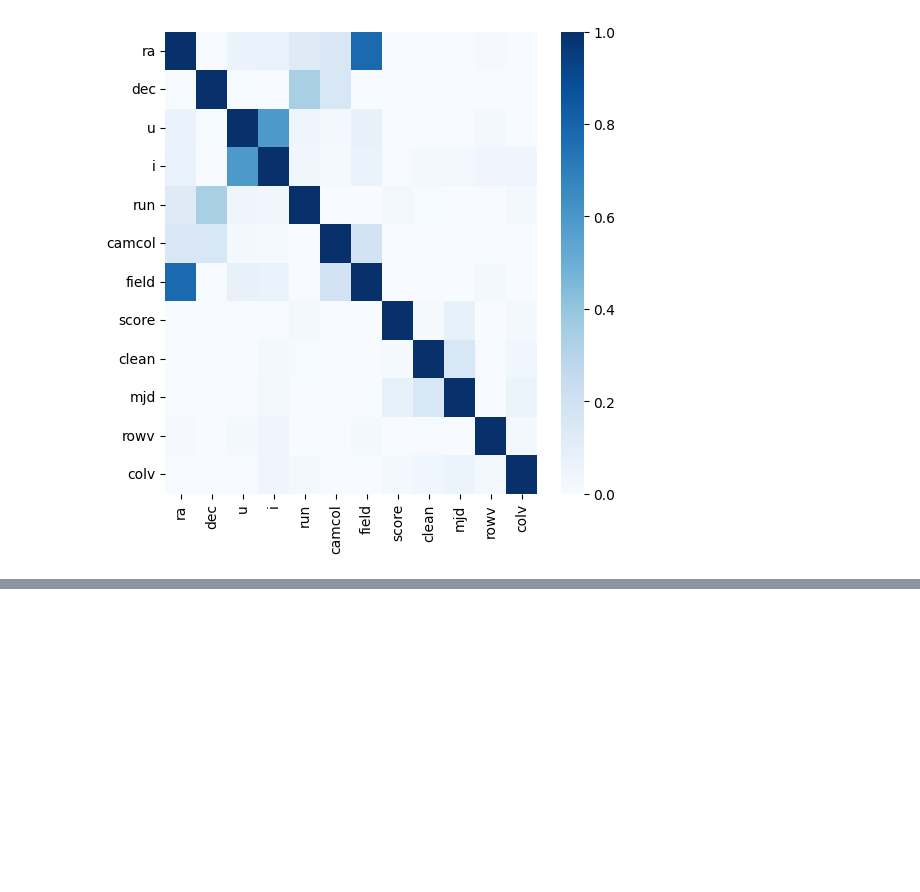
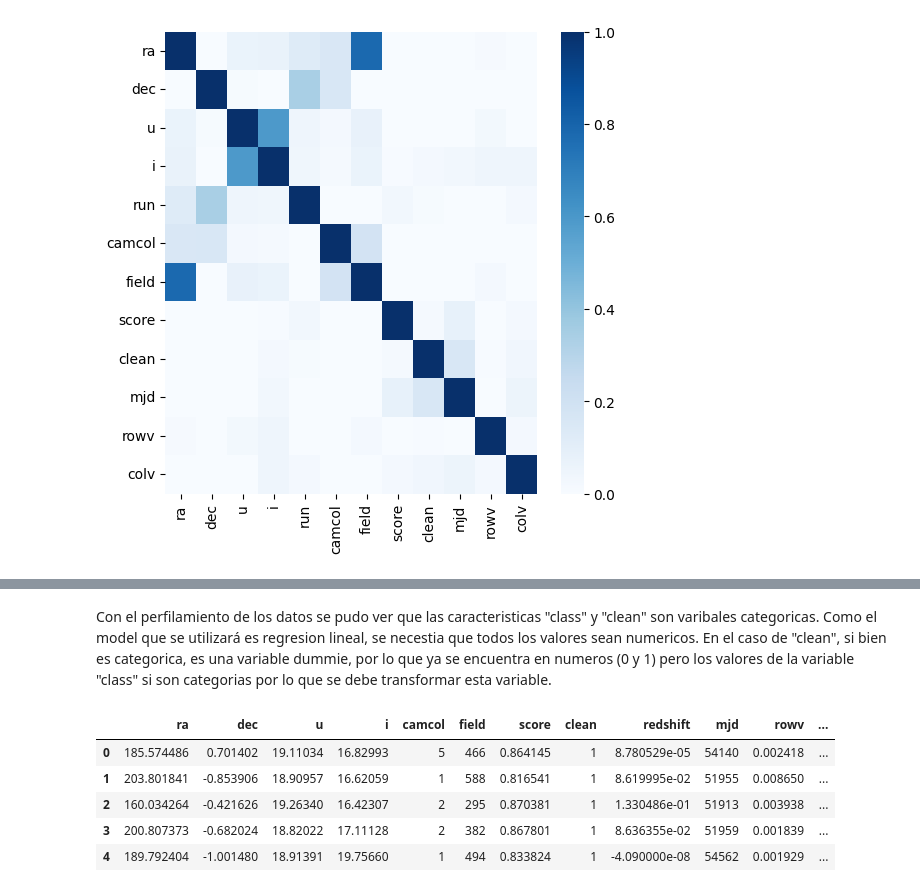
Before and after one commit to andreschaparr0/Laboratorios-BI, a Jupyter notebook: Lab 1.ipynb, the cells around one changed output, grey strips where cells are left out. Cells and saved outputs as stored; diff of their text form; code cells hidden in the pictures; blank space fills up the shorter version.

```diff
--- a/Lab 1.ipynb
+++ b/Lab 1.ipynb
@@ -258,0 +293,3 @@ sns.heatmap(train_data_filtrada_2[features].corr(), cmap="Blues", vmin=0, vmax=1
+# %%
+train_data_prep_1 = train_data_prep.drop_duplicates(keep='first')
+train_data_prep_1.shape
@@ -258,0 +332,13 @@ sns.heatmap(train_data_filtrada_2[features].corr(), cmap="Blues", vmin=0, vmax=1
+# %% [markdown]
+Con el perfilamiento de los datos se pudo ver que las caracteristicas "class" y "clean" son varibales categoricas. Como el model que se utilizará es regresion lineal, se necestia que todos los valores sean numericos. En el caso de "clean", si bien es categorica, es una variable dummie, por lo que ya se encuentra en numeros (0 y 1) pero los valores de la variable "class" si son categorias por lo que se debe transformar esta variable.
+# %%
+# Separar las categorias de la columna class en diferentes columnas y si pertenece a la categoria se pone un 1 y si no un 0
+train_data_prep_2 = pd.get_dummies(train_data_prep_1, columns=["class"], drop_first=True, dtype=int)
+train_data_prep_2.head()
+# %% [output]
+|  | ra | dec | u | i | camcol | field | score | clean | redshift | mjd | rowv | ... |
+| 0 | 185.574486 | 0.701402 | 19.11034 | 16.82993 | 5 | 466 | 0.864145 | 1 | 8.780529e-05 | 54140 | 0.002418 | ... |
+| 1 | 203.801841 | -0.853906 | 18.90957 | 16.62059 | 1 | 588 | 0.816541 | 1 | 8.619995e-02 | 51955 | 0.008650 | ... |
+| 2 | 160.034264 | -0.421626 | 19.26340 | 16.42307 | 2 | 295 | 0.870381 | 1 | 1.330486e-01 | 51913 | 0.003938 | ... |
+| 3 | 200.807373 | -0.682024 | 18.82022 | 17.11128 | 2 | 382 | 0.867801 | 1 | 8.636355e-02 | 51959 | 0.001839 | ... |
+| 4 | 189.792404 | -1.001480 | 18.91391 | 19.75660 | 1 | 494 | 0.833824 | 1 | -4.090000e-08 | 54562 | 0.001929 | ... |
```
Also changed, not shown: parts of 25 cells of this notebook.
